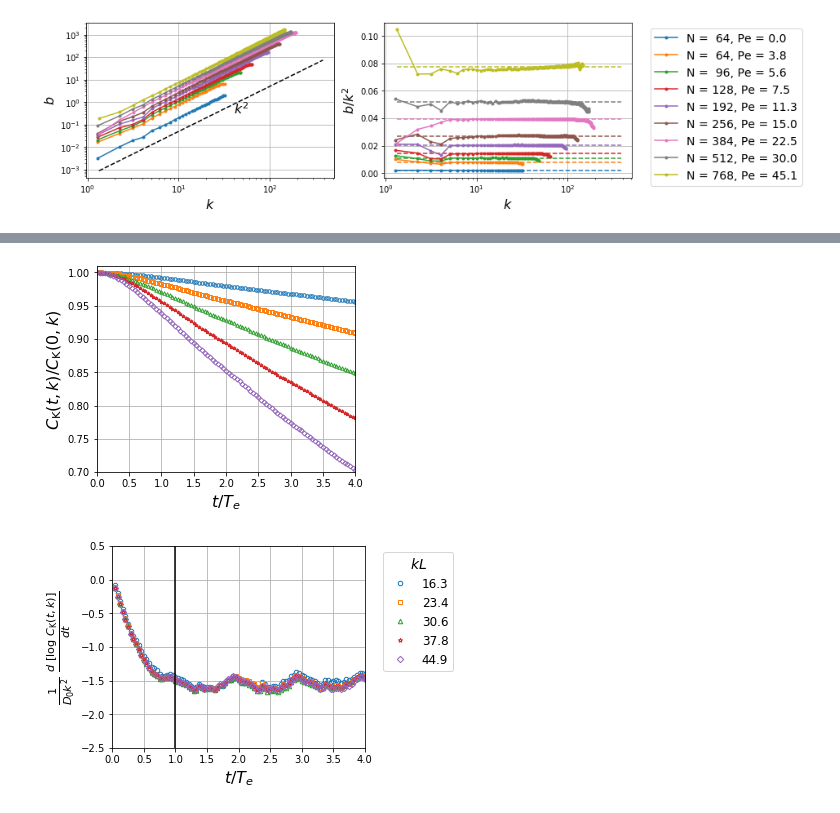
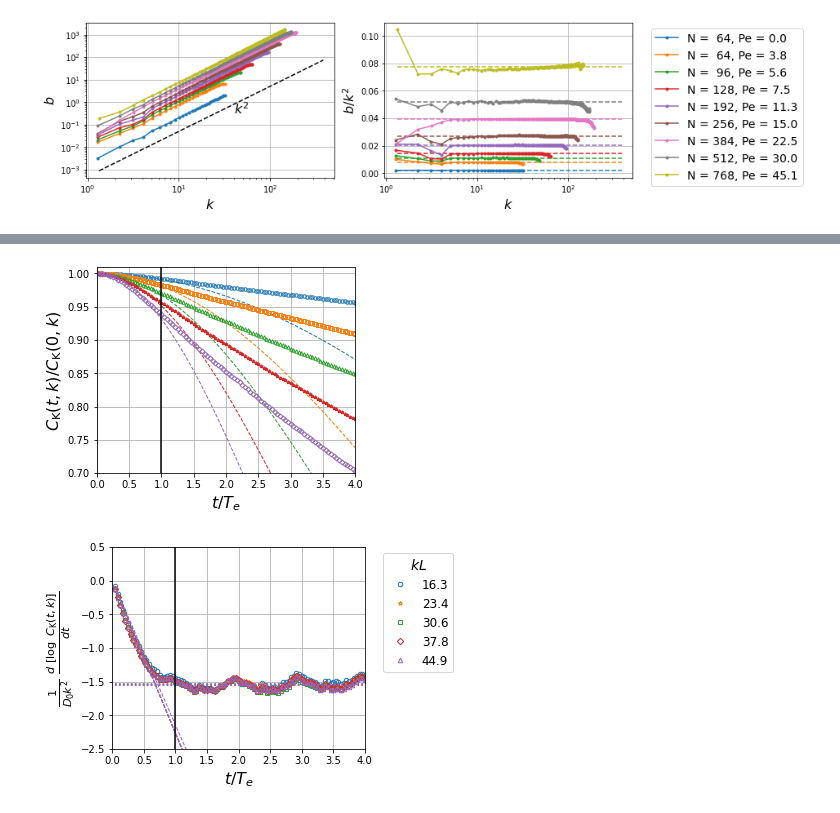
Before and after one commit to anastasiaGor/turbulence_data_notebooks, a Jupyter notebook: Random_advection_scalar/D0_dependence_Sc500.ipynb, the cells around one changed output, grey strips where cells are left out. Cells and saved outputs as stored; diff of their text form; code cells hidden in the pictures.

Commit message:
last corrections to plotting

```diff
--- a/Random_advection_scalar/D0_dependence_Sc500.ipynb
+++ b/Random_advection_scalar/D0_dependence_Sc500.ipynb
@@ -496,10 +499,10 @@ def find_plateau(data) :
     N = len(data)
     Nmin = N//2
     a = 0; b = N-1
-    minAlign = np.max(data-np.mean(data))/np.float(b-a+1)
+    minAlign = np.max(data-np.mean(data))/float(b-a+1)
     for i in list(range(0, N-Nmin-1)) :
         for j in list(range(i+Nmin, N-1)) :
-            newAlign = np.max(data[i:j]-np.mean(data[i:j]))/np.float(j-i+1)
+            newAlign = np.max(data[i:j]-np.mean(data[i:j]))/float(j-i+1)
             if (newAlign < minAlign) :
                 minAlign = newAlign
                 a = i; b = j
@@ -733,13 +754,13 @@ plt.show()
 # %% [markdown]
 ## Gaussian Fit
 # %%
-for simu in np.concatenate((simulations[4::],set2[-1::])) :
+for simu in np.concatenate((simulations[4::],set2[:])) :
     N = len(simu['t']); Nmin = N//min_coef; Nmax = N-5
     simu['a_gaus'] = np.zeros_like(simu['k'], dtype=float); simu['c_gaus'] = np.zeros_like(simu['k'], dtype=float)
     simu['a_gaus_std_error'] = np.zeros_like(simu['k'], dtype=float); simu['c_gaus_std_error'] = np.zeros_like(simu['k'], dtype=float)
     a = 1
     for ik in list(range(len(simu['k']))) :
-        b = np.searchsorted(simu['t'], 0.95*simu['Te'])
+        b = np.searchsorted(simu['t'], 0.9*simu['Te'])
         if (b == 0) : b = Nmax
         if (len(simu['t'][a:b]) > 3) :
             coef, covar = curve_fit(simple_gaussian, simu['t'][a:b], simu['corr'][a:b,ik]/simu['corr'][1,ik], jac=simple_gaussian_jacobian, absolute_sigma=False)
@@ -777,7 +798,7 @@ plt.show()
 # %% [markdown]
 ## Exponential fit at large time lags after Gaussian
 # %%
-for simu in np.concatenate((simulations[4::],set2[-1::])) :
+for simu in np.concatenate((simulations[4::],set2[:])) :
     N = len(simu['t']); Nmin = N//min_coef; Nmax = N-5
     simu['a_exp'] = np.zeros_like(simu['k'], dtype=float); simu['c_exp'] = np.zeros_like(simu['k'], dtype=float)
     simu['a_exp_std_error'] = np.zeros_like(simu['k'], dtype=float); simu['c_exp_std_error'] = np.zeros_like(simu['k'], dtype=float)
@@ -1280,26 +1301,29 @@ plt.show()
 [figure]
 # %%
 fig, ax = plt.subplots(nrows=1, ncols=2, constrained_layout=True, figsize=(10,3.5))
-simu = set2[-1]
+simu = set2[4]
 xscaling = 1.0/simu['Te']
 #ax[0].text(0.5, 1.03, "Gaussian", {'color': 'Black', 'fontsize': 13}, horizontalalignment='center', verticalalignment='center', rotation=0, clip_on=False)
 #ax[0].text(2.0, 1.03, "Exponential", {'color': 'Black', 'fontsize': 13}, horizontalalignment='center', verticalalignment='center', rotation=0, clip_on=False)
 for iik, ik in enumerate(simulations[0]['indices_of_k_to_plot']) :
     ax[0].plot(simu['t'][0:]*xscaling, simu['corr'][0:,ik]/simu['corr'][0,ik], ms=3.5, label=r'%2.2f' % (simu['k'][ik]*scalar_L), ls="", fillstyle='none', color=colors[iik], markevery=2)
-    ax[0].plot(simu['t']*xscaling, simple_gaussian(simu['t'], simu['a_gaus'][ik],simu['c_gaus'][ik]), '-', color=colors[iik], lw=0.75)
+    ax[0].plot(simu['t']*xscaling, simple_gaussian(simu['t'], simu['a_gaus'][ik],simu['c_gaus'][ik]), '--', color=colors[iik], lw=1.0)
     #ax.plot(simu['t']*xscaling, simple_exp(simu['t'], simu['a_exp'][ik],simu['c_exp'][ik]), '--', color=colors[iik])
     vertical_scaling = 1.0/(simu['k'][ik])**2/simu['D0']
     #vertical_scaling = 1.0
     ax[1].plot(simu['t'][sl]*xscaling,simu['deriv1'][ik][sl]*vertical_scaling, label=r'%2.1f' % (simu['k'][ik]*scalar_L), \
-           ls="", fillstyle='none', ms=4.5, color=colors[iik])
+           ls="-", fillstyle='none', ms=2.5, color=colors[iik])
 
-lgd = ax[1].legend(bbox_to_anchor=(1.05, 1), loc='upper left', title=r'$kL$', fontsize=12)
+    ax[1].plot(simu['t'][sl]*xscaling, -2.*simu['a_gaus'][ik]*simu['t'][sl]*vertical_scaling, ls='--', ms=0, color=colors[iik], lw=1.0)
+    ax[1].plot(simu['t'][sl]*xscaling, -np.full_like(simu['t'][sl],simu['a_exp'][ik])*vertical_scaling, ls=':', ms=0, color=colors[iik], lw=1.5)
+
+lgd = ax[1].legend(bbox_to_anchor=(1.05, 1), loc='upper left', title=r'$pL$', fontsize=12)
 for axis in ax :
     axis.axvline(x=simu['Te']*xscaling, color='k')
     axis.set(xlim=[0,4.0],xscale='linear',yscale='linear');
     axis.grid()
-ax[0].set(xlabel=r'$t/T_e $', ylabel=r'$C_{\rm{syn}}(t,k)/C_{\rm{syn}}(0,k)$', ylim=[0.7,1.01])
-ax[1].set(xlabel=r'$t/T_e $', ylabel=r'$\frac{1}{D_0 k^2} \ \frac{d}{dt}{\log[C_{\rm{syn}}(t,k)]}$', ylim=[-2.5,0.5])
+ax[0].set(xlabel=r'$t/T_e $', ylabel=r'$C_{\rm{syn}}(t,p)/C_{\rm{syn}}(0,p)$', ylim=[0.7,1.01])
+ax[1].set(xlabel=r'$t/T_e $', ylabel=r'$\frac{1}{D_0 p^2} \ \frac{d}{dt}{\ln[C_{\rm{syn}}(t,p)]}$', ylim=[-2.5,0.5])
 # pp = PdfPages('/home/gorbunov8a/Documents/Latex/Papers/paper-prl-scalar/figures/scalarCrossover.pdf')
 # pp.savefig(bbox_extra_artists=(lgd,), bbox_inches='tight')
 # pp.close()
@@ -1444,22 +1468,22 @@ plt.show()
 # %%
 fig, ax = plt.subplots(nrows=1, ncols=1, constrained_layout=True, figsize=(4.5,3.5))
 simu = set2[-1]
 xscaling = 1.0/simu['Te']
 for iik, ik in enumerate(simulations[0]['indices_of_k_to_plot']) :
     ax.plot(simu['t'][0:]*xscaling, simu['corr'][0:,ik]/simu['corr'][0,ik], ms=3.5, label=r'%2.2f' % (simu['k'][ik]*scalar_L), ls="", fillstyle='none', color=colors[iik], markevery=1)
-    #ax.plot(simu['t']*xscaling, simple_gaussian(simu['t'], simu['a_gaus'][ik],simu['c_gaus'][ik]), '-', color=colors[iik], lw=0.75)
-    #ax.plot(simu['t']*xscaling, simple_exp(simu['t'], simu['a_exp'][ik],simu['c_exp'][ik]), '--', color=colors[iik])
-#ax.axvline(x=simu['Te']*xscaling, color='k')
+    ax.plot(simu['t']*xscaling, simple_gaussian(simu['t'], simu['a_gaus'][ik],simu['c_gaus'][ik]), '--', color=colors[iik], lw=1.0)
+    #ax.plot(simu['t']*xscaling, simple_exp(simu['t'], simu['a_exp'][ik],simu['c_exp'][ik]), ':', color=colors[iik])
+ax.axvline(x=simu['Te']*xscaling, color='k')
 ax.set(xlim=[0,4.0],xscale='linear',yscale='linear');
 ax.grid()
 ax.set(xlabel=r'$t/T_e$',ylabel=r'$C_{\rm{K}}(t,k)/C_{\rm{K}}(0,k)$', ylim=[0.7,1.01])
 # pp = PdfPages('/home/gorbunov8a/Documents/Latex/these/Figures/scalarCrossover.pdf')
 # pp.savefig(bbox_extra_artists=(lgd,), bbox_inches='tight')
 # pp.close()
 #get_plot_data(ax,'fig412a')
 plt.show()
 # %% [output]
-[figure, old version]
+[figure, new version]
 # %%
 sl=np.s_[1::]
 simu = set2[-1]
@@ -1471,7 +1495,8 @@ for i,ik in enumerate(simulations[0]['indices_of_k_to_plot']) :
     #vertical_scaling = 1.0
     ax.plot(simu['t'][sl]*xscaling,simu['deriv1'][ik][sl]*vertical_scaling, label=r'%2.1f' % (simu['k'][ik]*scalar_L), \
            ls="", fillstyle='none', ms=4.5, color=colors[i])
-#     ax.plot(simu['t']*xscaling, -2.0*simu['a_gaus'][ik]*simu['t']*vertical_scaling, '-', color=colors[i], lw=0.75)
+    ax.plot(simu['t'][sl]*xscaling, -2.*simu['a_gaus'][ik]*simu['t'][sl]*vertical_scaling, ls='--', ms=0, color=colors[iik], lw=1.0)
+    ax.plot(simu['t'][sl]*xscaling, -np.full_like(simu['t'][sl],simu['a_exp'][ik])*vertical_scaling, ls=':', ms=0, color=colors[iik], lw=1.5)
 ax.axvline(x=simu['Te']*xscaling, color='k')
 ax.set(yscale='linear', xlim=[0,4.0], ylim=[-2.5,0.5], xlabel=r'$t/T_e$', ylabel=r'$\frac{1}{D_0 k^2}~\frac{d~[\log~ C_{\rm{K}}(t,k)]}{d t} $'); ax.grid()
 #ax.annotate(r'$T_e$', xy=(0.0021, -0.25), xycoords='data', size='16')
@@ -1483,7 +1508,7 @@ lgd = ax.legend(bbox_to_anchor=(1.05, 1), loc='upper left', title=r'$kL$', fonts
 #get_plot_data(ax,'fig412b')
 plt.show()
 # %% [output]
-[figure, old version]
+[figure, new version]
 # %%
 sl=np.s_[1::]
 simu = set2[-1]
```
Also changed, not shown: parts of 22 cells of this notebook, 6 other files.
